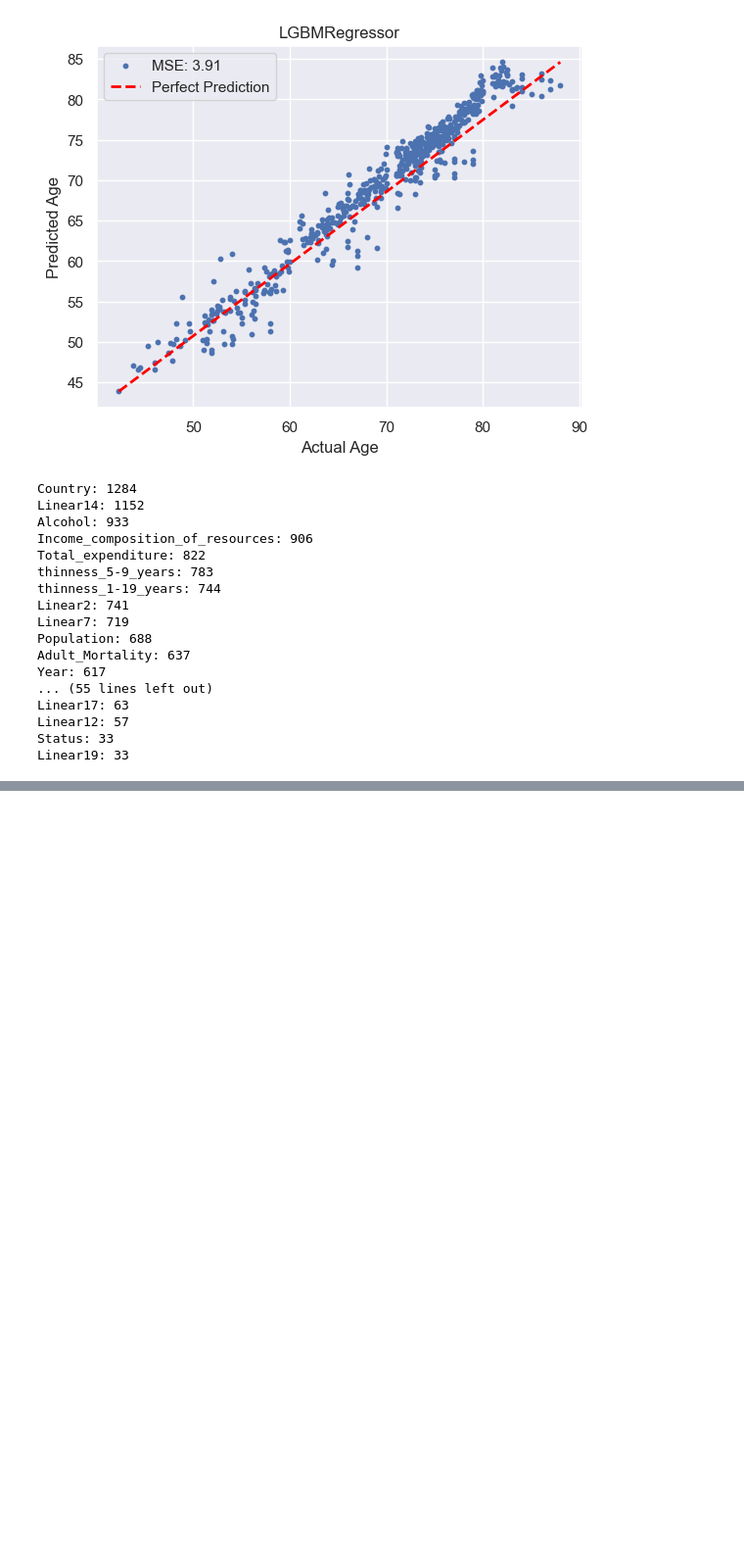
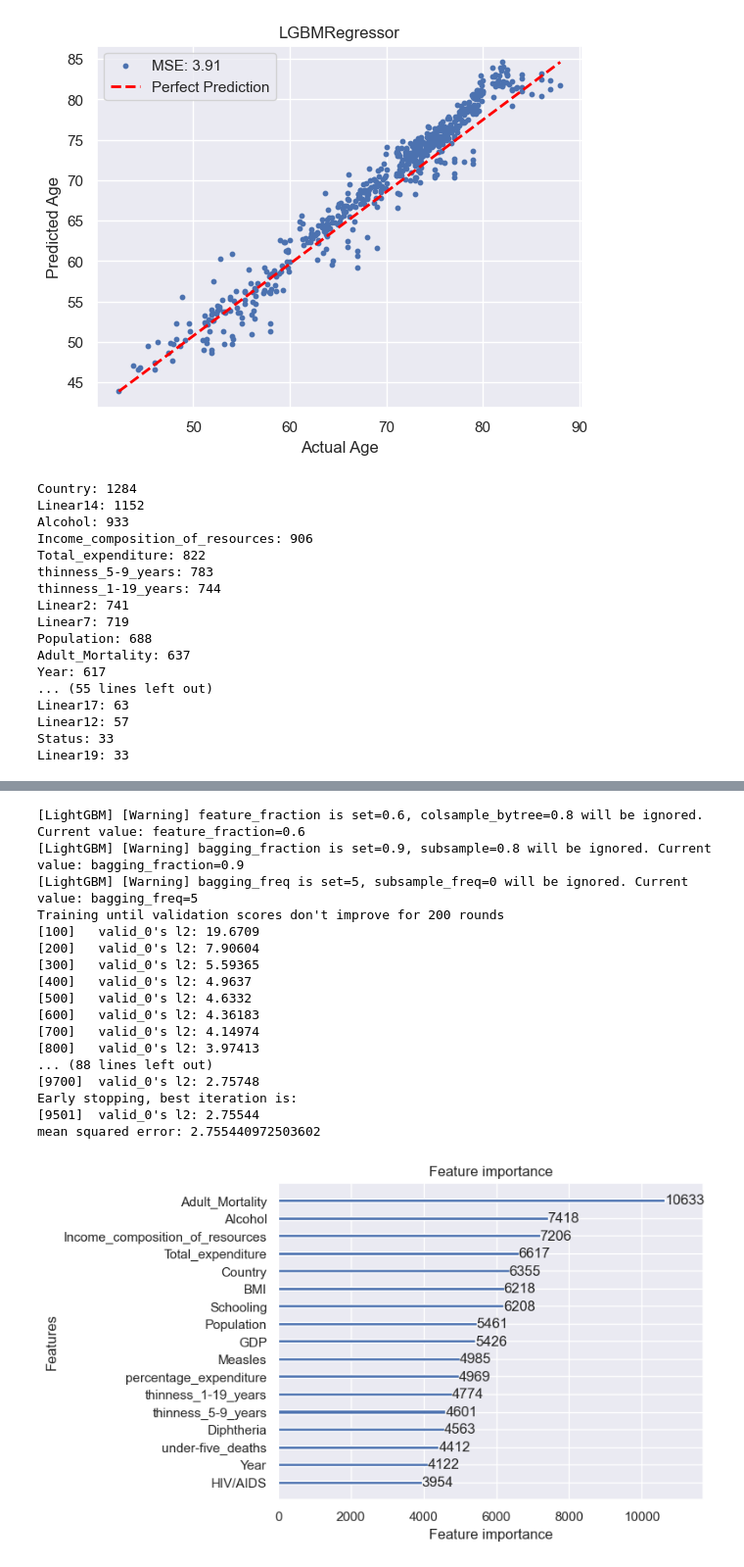
Before and after one commit to frinkleko/Life-expectancy, a Jupyter notebook: main.ipynb, the cells around one changed output, grey strips where cells are left out. Shown at 98% size. Cells and saved outputs as stored; diff of their text form; code cells hidden in the pictures; blank space fills up the shorter version.

Commit message:
top K
showing improvement of feature engineering.

```diff
--- a/main.ipynb
+++ b/main.ipynb
@@ -819,3 +819,6 @@ Linear17: 63
 Linear12: 57
 Status: 33
 Linear19: 33
+# %%
+df = clean()
+model, X_train, X_test = lgbm(df)
@@ -821,0 +845,22 @@ Linear19: 33
+# %%
+df = df.drop(['Status', 'infant deaths', 'Hepatitis B', 'Polio'], axis=1)
+model, X_train, X_test = lgbm(df)
+# %% [output]
+[LightGBM] [Warning] feature_fraction is set=0.6, colsample_bytree=0.8 will be ignored. Current value: feature_fraction=0.6
+[LightGBM] [Warning] bagging_fraction is set=0.9, subsample=0.8 will be ignored. Current value: bagging_fraction=0.9
+[LightGBM] [Warning] bagging_freq is set=5, subsample_freq=0 will be ignored. Current value: bagging_freq=5
+Training until validation scores don't improve for 200 rounds
+[100]   valid_0's l2: 19.6709
+[200]   valid_0's l2: 7.90604
+[300]   valid_0's l2: 5.59365
+[400]   valid_0's l2: 4.9637
+[500]   valid_0's l2: 4.6332
+[600]   valid_0's l2: 4.36183
+[700]   valid_0's l2: 4.14974
+[800]   valid_0's l2: 3.97413
+... (88 lines left out)
+[9700]  valid_0's l2: 2.75748
+Early stopping, best iteration is:
+[9501]  valid_0's l2: 2.75544
+mean squared error: 2.755440972503602
+[figure, added]
```
Also changed, not shown: parts of 5 cells of this notebook.
